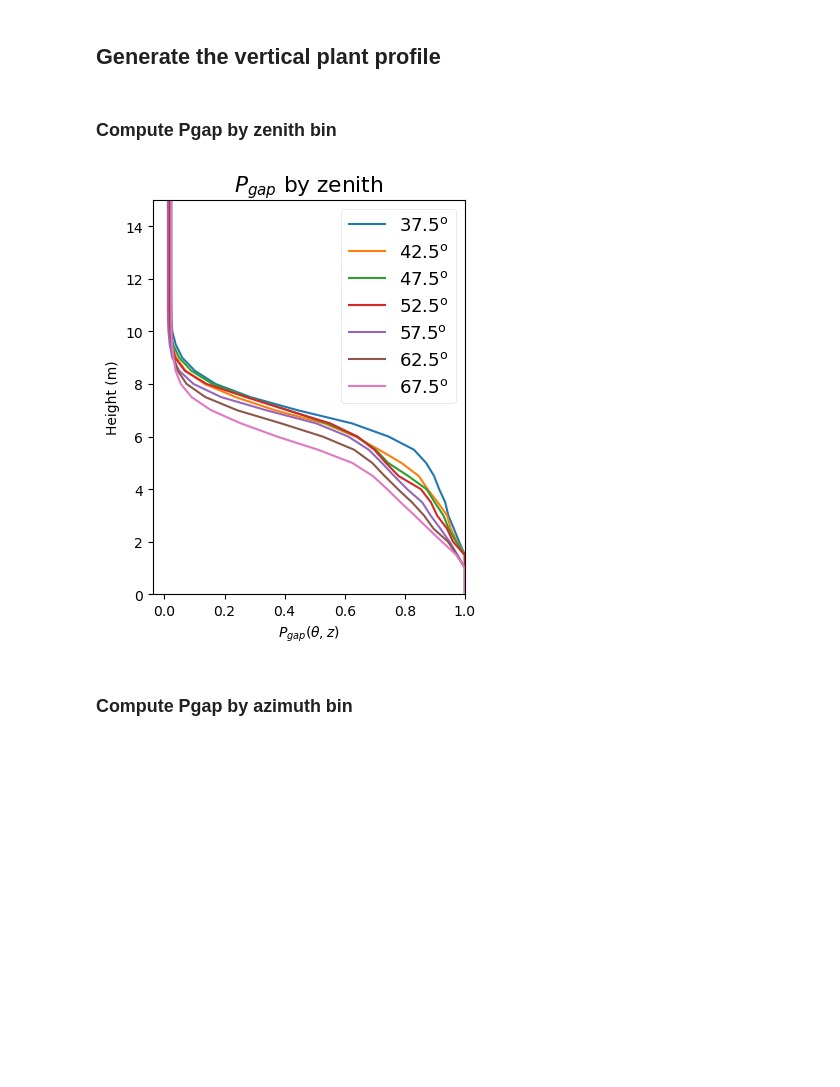
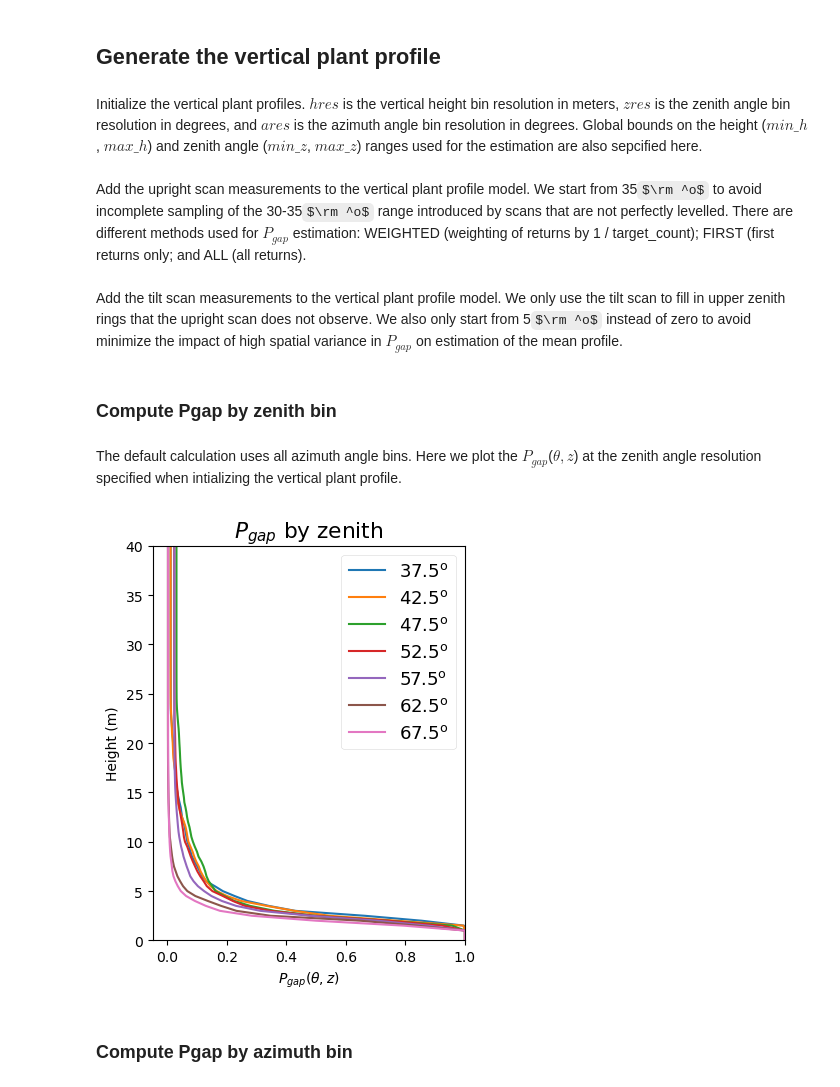
Before and after one commit to armstonj/pylidar-tls-canopy, a Jupyter notebook: notebooks/02_profiles_example.ipynb, the cells around one changed output. Cells and saved outputs as stored; diff of their text form; code cells hidden in the pictures; some formulas as TeX source; blank space fills up the shorter version.

```diff
--- a/notebooks/02_profiles_example.ipynb
+++ b/notebooks/02_profiles_example.ipynb
@@ -56,8 +59,14 @@ def plot_vertical_profiles(profiles, height, labels=['Hinge','Linear','Weighted'
 # %%
-os.chdir('/gpfs/data1/vclgp/armstonj/tls_temp/2021-07-18.003.RiSCAN')
+os.chdir('/gpfs/data1/vclgp/data/tls_point_clouds/riegl_registered/maeda_Amazon_Dimona-100ha-SOUTH.RiSCAN')
 
-rxp_fn = 'SCANS/ScanPos001/SINGLESCANS/210718_115347.rxp'
-rdbx_fn = 'project.rdb/SCANS/ScanPos001/SINGLESCANS/210718_115347/210718_115347.rdbx'
-transform_fn = 'ScanPos001.DAT'
+# Upright scan files
+upright_rxp_fn = 'SCANS/ScanPos001/SINGLESCANS/190426_112319.rxp'
+upright_rdbx_fn = 'project.rdb/SCANS/ScanPos001/SINGLESCANS/190426_112319/190426_112319.rdbx'
+upright_transform_fn = 'project.rdb/SCANS/ScanPos001.DAT'
+
+# Tilt scan files
+tilt_rxp_fn = 'SCANS/ScanPos002/SINGLESCANS/190426_112552.rxp'
+tilt_rdbx_fn = 'project.rdb/SCANS/ScanPos002/SINGLESCANS/190426_112552/190426_112552.rdbx'
+tilt_transform_fn = 'project.rdb/SCANS/ScanPos002.DAT'
 # %% [markdown]
 ## Fit and check the ground plane
@@ -64,7 +75,10 @@ transform_fn = 'ScanPos001.DAT'
 # %%
 grid_extent = 60
 grid_resolution = 10
-x,y,z,r = plant_profile.get_min_z_grid([rdbx_fn], [transform_fn], grid_extent, grid_resolution)
+x,y,z,r = plant_profile.get_min_z_grid([upright_rdbx_fn,tilt_rdbx_fn], [upright_transform_fn,tilt_transform_fn], grid_extent, grid_resolution)
+
+# If using RXP files only as input, use the following:
+#x,y,z,r = plant_profile.get_min_z_grid_rxp([upright_rxp_fn,tilt_rxp_fn], [upright_transform_fn,tilt_transform_fn], grid_extent, grid_resolution)
 # %%
 # Optional weighting of points by 1 / range
 planefit = plant_profile.plane_fit_hubers(x, y, z, w=1/r)
@@ -92,20 +106,39 @@ plot_ground_plane(x, y, z, grid_extent, grid_resolution, planefit)
 # %% [markdown]
 ## Generate the vertical plant profile
+# %% [markdown]
+Initialize the vertical plant profiles. $hres$ is the vertical height bin resolution in meters, $zres$ is the zenith angle bin resolution in degrees, and $ares$ is the azimuth angle bin resolution in degrees. Global bounds on the height ($min\_h$, $max\_h$) and zenith angle ($min\_z$, $max\_z$) ranges used for the estimation are also sepcified here.
 # %%
 vpp = plant_profile.Jupp2009(hres=0.5, zres=5, ares=90, min_z=35, max_z=70, min_h=0, max_h=50)
+# %% [markdown]
+Add the upright scan measurements to the vertical plant profile model. We start from 35$\rm ^o$ to avoid incomplete sampling of the 30-35$\rm ^o$ range introduced by scans that are not perfectly levelled. There are different methods used for $P_{gap}$ estimation: WEIGHTED (weighting of returns by 1 / target_count); FIRST (first returns only; and ALL (all returns).
 # %%
-vpp.add_scan_position(rdbx_fn, rxp_fn, transform_fn, planefit,
+vpp.add_scan_position(upright_rdbx_fn, upright_rxp_fn, upright_transform_fn, planefit,
     method='WEIGHTED', min_zenith=35, max_zenith=70)
+
+# If using RXP files only as input, use the following:
+#vpp.add_scan_position_rxp(upright_rxp_fn, upright_transform_fn, planefit,
+#    method='WEIGHTED', min_zenith=35, max_zenith=70)
+# %% [markdown]
+Add the tilt scan measurements to the vertical plant profile model. We only use the tilt scan to fill in upper zenith rings that the upright scan does not observe. We also only start from 5$\rm ^o$ instead of zero to avoid minimize the impact of high spatial variance in $P_{gap}$ on estimation of the mean profile.
+# %%
+vpp.add_scan_position(tilt_rdbx_fn, tilt_rxp_fn, tilt_transform_fn, planefit,
+    method='WEIGHTED', min_zenith=5, max_zenith=35)
+
+# If using RXP files only as input, use the following:
+#vpp.add_scan_position_rxp(tilt_rxp_fn, tilt_transform_fn, planefit,
+#    method='WEIGHTED', min_zenith=35, max_zenith=70)
 # %% [markdown]
 ### Compute Pgap by zenith bin
+# %% [markdown]
+The default calculation uses all azimuth angle bins. Here we plot the $P_{gap}$($\theta,z$) at the zenith angle resolution specified when intializing the vertical plant profile.
 # %%
-vpp.get_pgap_theta_z(min_azimuth=0, max_azimuth=360)
+vpp.get_pgap_theta_z()
 
 pgap_labels = [fr'{b:.1f}$\rm ^o$' for b in vpp.zenith_bin]
 plot_vertical_profiles(vpp.pgap_theta_z, vpp.height_bin, xlabel=r'$P_{gap}(\theta,z)$',
-                      labels=pgap_labels, ylim=[0,15], xlim=[None,1], figsize=[4,5],
+                      labels=pgap_labels, ylim=[0,40], xlim=[None,1], figsize=[4,5],
                       title=r'$P_{gap}$ by zenith')
 # %% [output]
-[figure, old version]
+[figure, new version]
 # %% [markdown]
 ### Compute Pgap by azimuth bin
```
Also changed, not shown: parts of 12 cells of this notebook.
